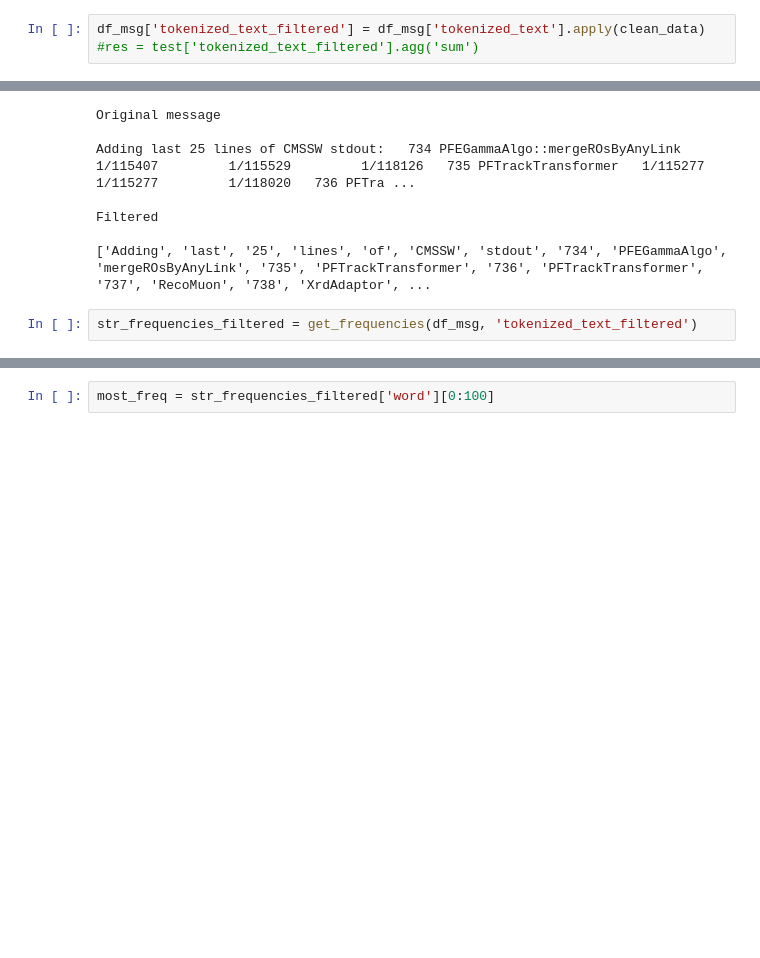
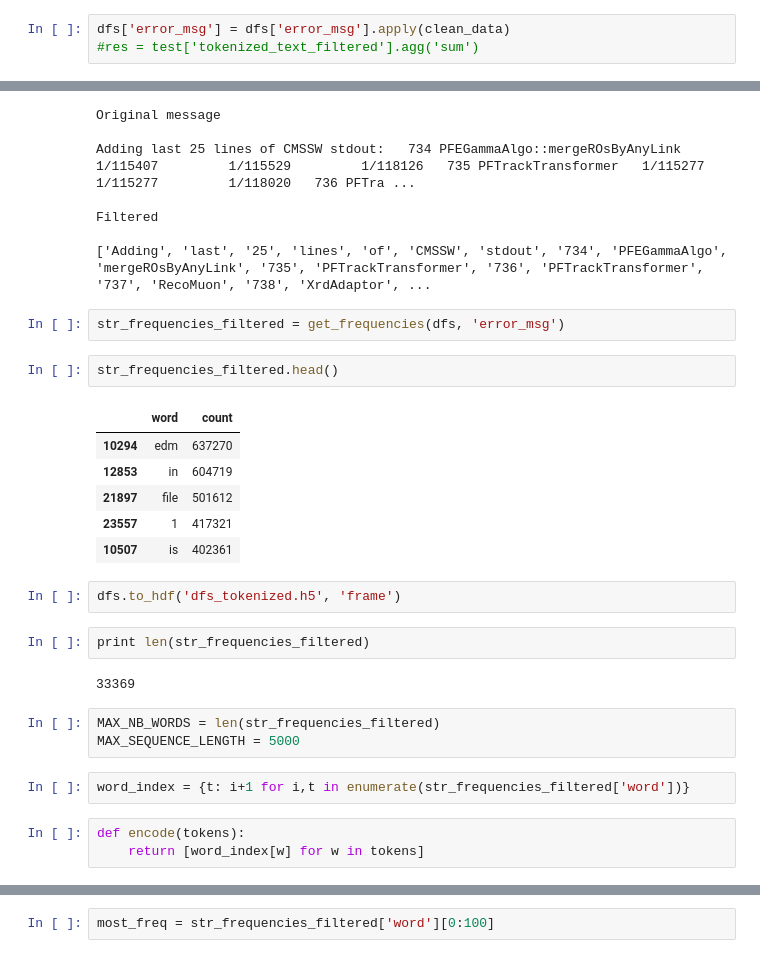
Before and after one commit to llayer/AIErrorLogAnalysis, a Jupyter notebook: spark/train_word2vec.ipynb, the cells around one changed output, grey strips where cells are left out. Cells and saved outputs as stored; diff of their text form; blank space fills up the shorter version.

```diff
--- a/spark/train_word2vec.ipynb
+++ b/spark/train_word2vec.ipynb
@@ -70,7 +229,7 @@ def clean_data(tokens):
     words_cleaned = filter(lambda word: word not in 'abcdefghijklmnopqrstuvwxyzn=', words_cleaned)
     return words_cleaned
 # %%
-df_msg['tokenized_text_filtered'] = df_msg['tokenized_text'].apply(clean_data)
+dfs['error_msg'] = dfs['error_msg'].apply(clean_data)
 #res = test['tokenized_text_filtered'].agg('sum')
 # %%
 tokens = df_msg.iloc[207]
@@ -96,4 +255,27 @@ Filtered
 
 ['Adding', 'last', '25', 'lines', 'of', 'CMSSW', 'stdout', '734', 'PFEGammaAlgo', 'mergeROsByAnyLink', '735', 'PFTrackTransformer', '736', 'PFTrackTransformer', '737', 'RecoMuon', '738', 'XrdAdaptor', ...
 # %%
-str_frequencies_filtered = get_frequencies(df_msg, 'tokenized_text_filtered')
+str_frequencies_filtered = get_frequencies(dfs, 'error_msg')
+# %%
+str_frequencies_filtered.head()
+# %% [output]
+|  | word | count |
+| 10294 | edm | 637270 |
+| 12853 | in | 604719 |
+| 21897 | file | 501612 |
+| 23557 | 1 | 417321 |
+| 10507 | is | 402361 |
+# %%
+dfs.to_hdf('dfs_tokenized.h5', 'frame')
+# %%
+print len(str_frequencies_filtered)
+# %% [output]
+33369
+# %%
+MAX_NB_WORDS = len(str_frequencies_filtered)
+MAX_SEQUENCE_LENGTH = 5000
+# %%
+word_index = {t: i+1 for i,t in enumerate(str_frequencies_filtered['word'])}
+# %%
+def encode(tokens):
+    return [word_index[w] for w in tokens]
```
Also changed, not shown: parts of 75 cells of this notebook, 2 other files.
